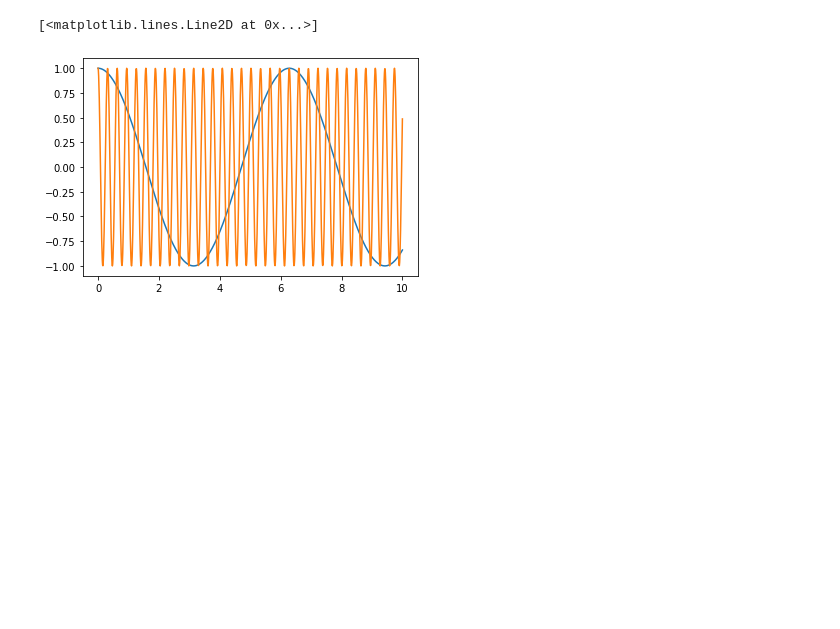
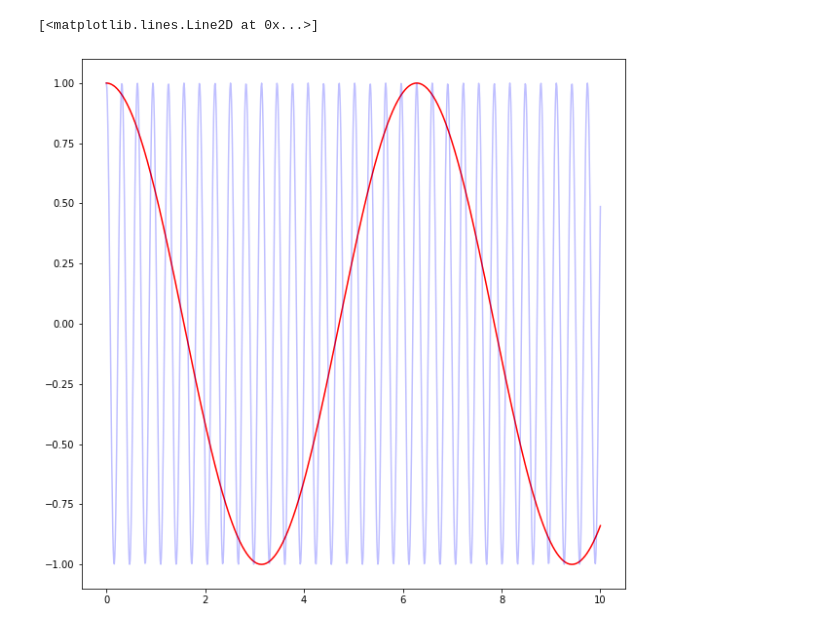
Before and after one commit to rutaborealis/GeekBrains_Introduction_to_Higher_Mathematics, a Jupyter notebook: Lesson1_5.ipynb, the cells around one changed output. Saved outputs shown, nothing was run; the diff lists cells and outputs as text; code cells hidden in the pictures; blank space fills up the shorter version.

```diff
--- a/Lesson1_5.ipynb
+++ b/Lesson1_5.ipynb
@@ -1,11 +1,15 @@
 # %%
-import numpy as np
+import numpy
 import matplotlib.pyplot as plot
-x=np.linspace(0, 10, 1000)
-k1=1
-k2=20
-plot.plot(x, np.cos(k1*x))
-plot.plot(x, np.cos(k2*x))
+
+fig = plot.figure(figsize = (10, 10))
+
+x = numpy.linspace(0, 10, 1000)
+k1 = 1
+k2 = 20
+
+plot.plot(x, np.cos(k1 * x), color='red')
+plot.plot(x, np.cos(k2 * x), color='blue', alpha=0.25)
 # %% [output]
 [<matplotlib.lines.Line2D at 0x...>]
-[figure, old version]
+[figure, new version]
```
Also changed, not shown: 7 other files.
